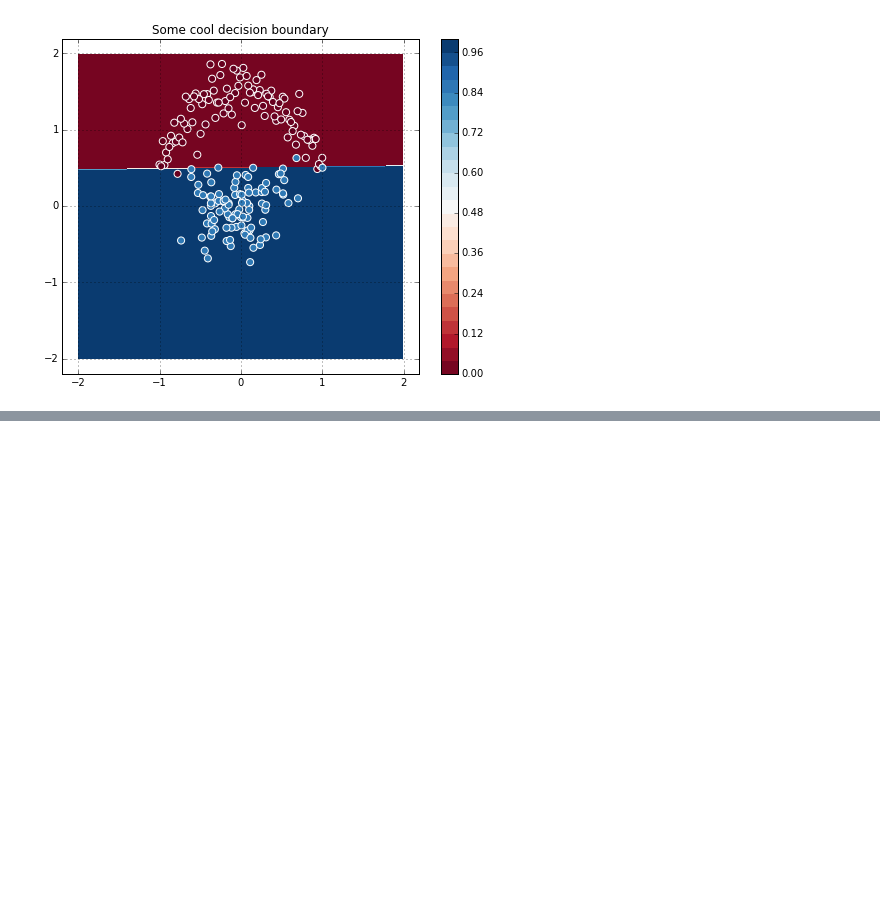
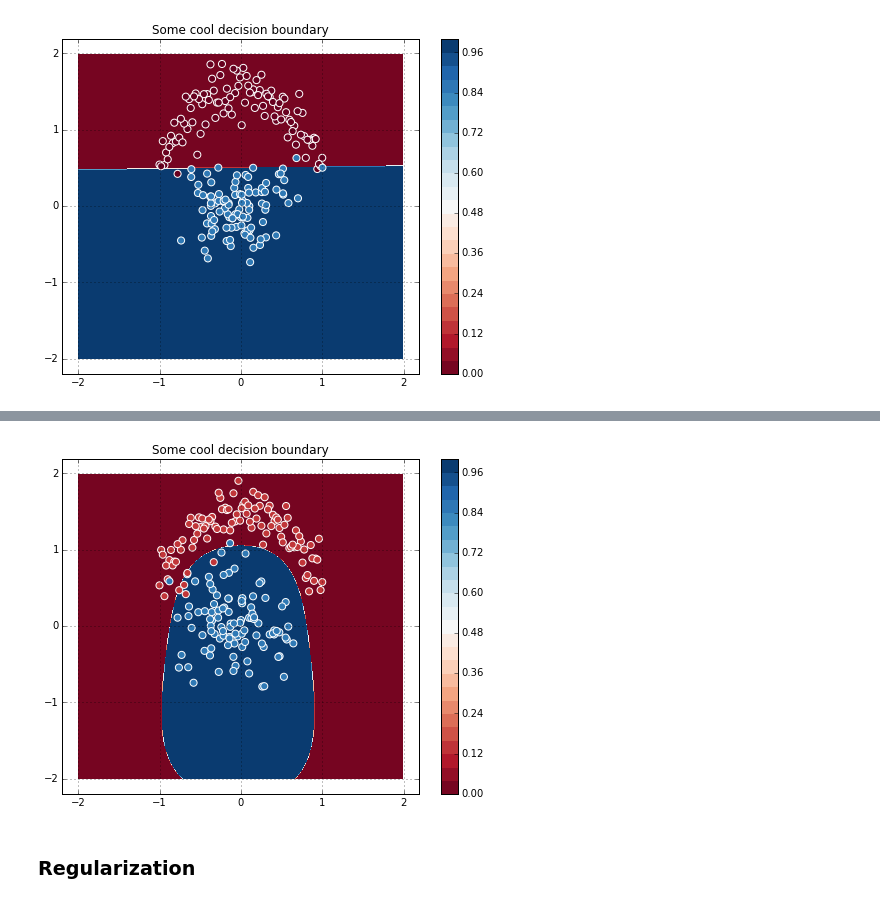
Before and after one commit to dudevil/theano-tutorial, a Jupyter notebook: Theano tutorial.ipynb, the cells around one changed output, grey strips where cells are left out. Drawn from its saved outputs; the diff is of its cells as text; code cells hidden in the pictures; blank space fills up the shorter version.

```diff
--- a/Theano tutorial.ipynb
+++ b/Theano tutorial.ipynb
@@ -603,0 +600,27 @@ Sum{axis=[0], acc_dtype=float64} [@A] ''
+# %%
+# meet theano's scan 2:
+# allocate variable
+I = T.lmatrix("I")
+
+# fn parameters: sequences (if any), prior result(s) (if needed), non-sequences (if any)
+# the sequences argument is ommited in this example
+result, updates = theano.scan(fn=lambda prior_result, I: prior_result * I,
+                              # initialize the output
+                              outputs_info=T.ones_like(I),
+                              # pass input as non sequence
+                              non_sequences=I,
+                              # this many iterations
+                              n_steps=2)
+
+# x  y  -> x  y  x^2  y^2
+# x' y' -> x' y' x'^2 y'^2
+
+output = result.dimshuffle(1, 0, 2).reshape((result.shape[1],
+                                             result.shape[0] * result.shape[2]))
+# compile the function
+poly = theano.function(inputs=[I],
+                        outputs=output,
+                        updates=updates, # actually safe to omit in this case
+                        allow_input_downcast=True)
+output = poly((np.arange(6) + 1).reshape(3, 2))
+output
@@ -603,0 +718,7 @@ Sum{axis=[0], acc_dtype=float64} [@A] ''
+# %%
+preds = predict(grid_arr)
+plot_decision(preds)
+# %% [output]
+[figure, added]
+# %% [markdown]
+### Regularization
```
Also changed, not shown: parts of 16 cells of this notebook.
